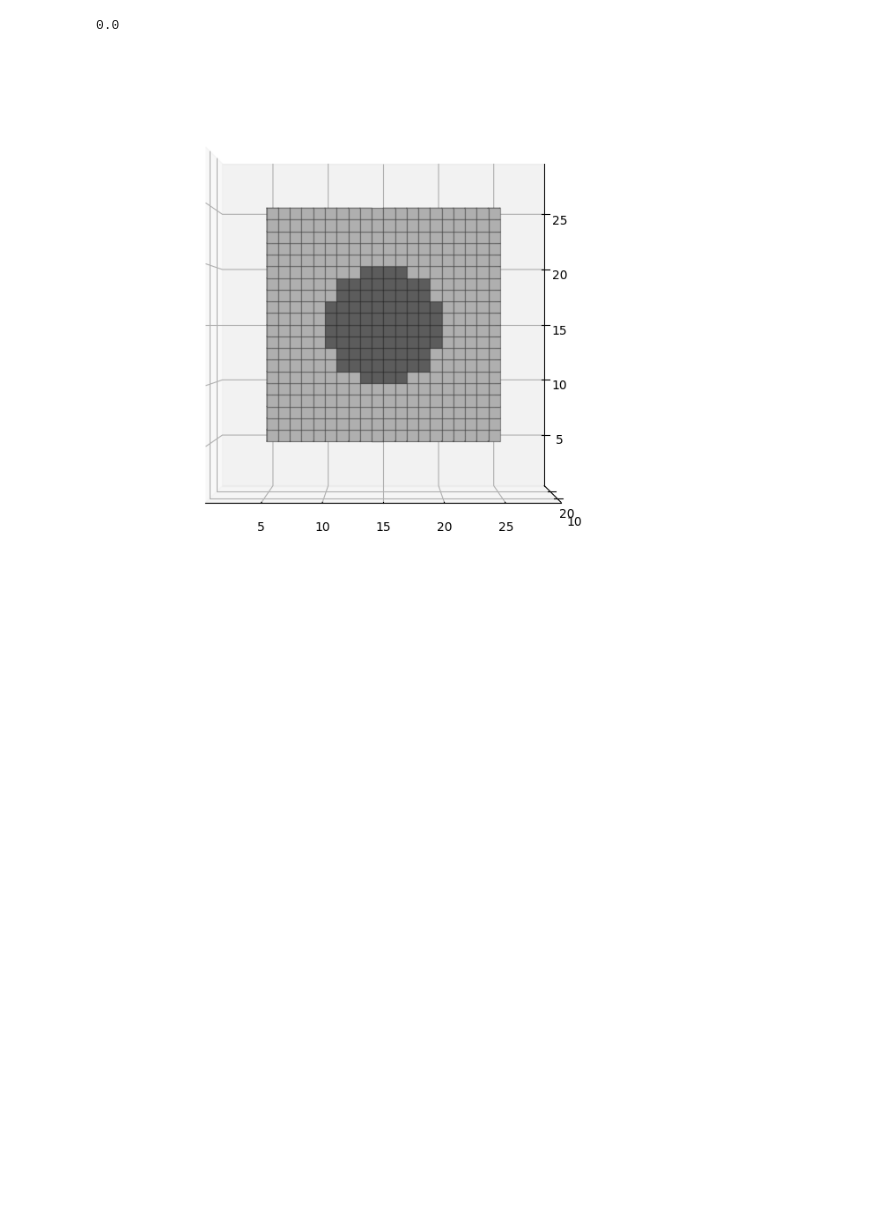
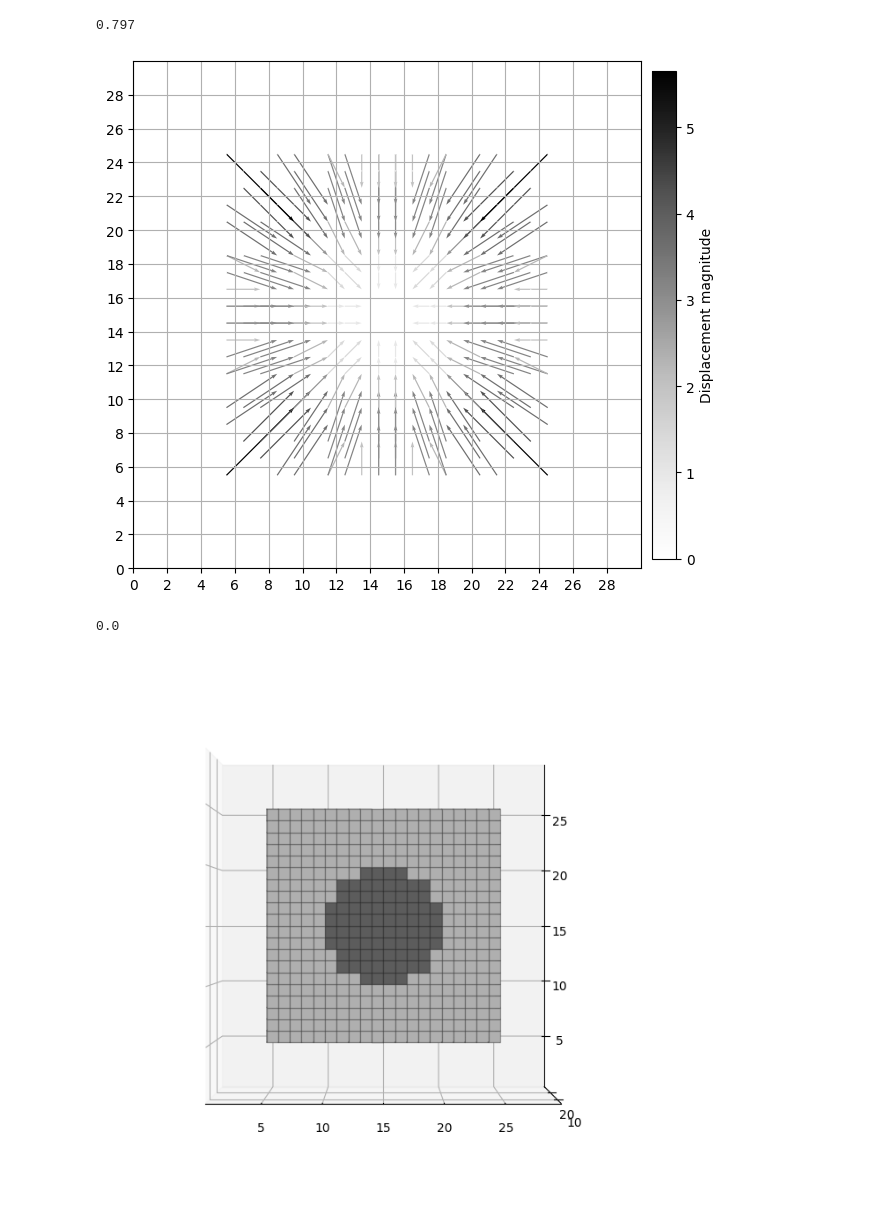
Before and after one commit to joasiee/elastix, a Jupyter notebook: experiments/notebooks/voxels.ipynb, the cells around one changed output. Cells and saved outputs as stored; diff of their text form; code cells hidden in the pictures; blank space fills up the shorter version.

```diff
--- a/experiments/notebooks/voxels.ipynb
+++ b/experiments/notebooks/voxels.ipynb
@@ -114,7 +114,7 @@ def plot_voxels(data, lms=None, y_slice_depth = 15, orientation=(0, -70), cmap_n
             if abs(lm[1] - y_slice_depth) <= 0.25:
                 ax.scatter(lm[0], lm[1], lm[2], s=50, c='r')
 
-def plot_dvf(data, scale=None, invert=False, slice=None):
+def plot_dvf(data, scale=1.0, invert=False, slice=None):
     if len(data.shape[:-1]) > 2:
         if slice is None:
             slice = data.shape[0] // 2
@@ -223,6 +227,15 @@ def hausdorff_distance(lms1, lms2):
 
 def dvf_rmse(dvf1, dvf2, spacing):
     return np.linalg.norm((dvf1 - dvf2) * spacing, axis=3).mean()
+# %%
+fixed, moving, dvf = generate_synthetic_01()
+dice_similarity(moving, fixed, 3)
+# %% [output]
+0.797
+# %%
+plot_dvf(dvf, invert=True, slice=15)
+# %% [output]
+[figure, added]
 # %%
 import SimpleITK as sitk
 from ipywidgets import interact, fixed
```
Also changed, not shown: parts of 1 cell of this notebook, 2 other files.
